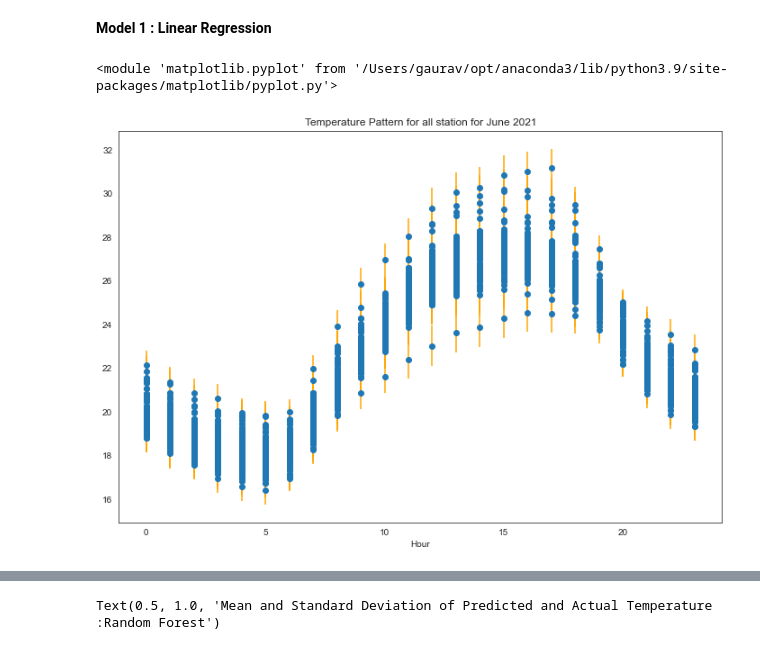
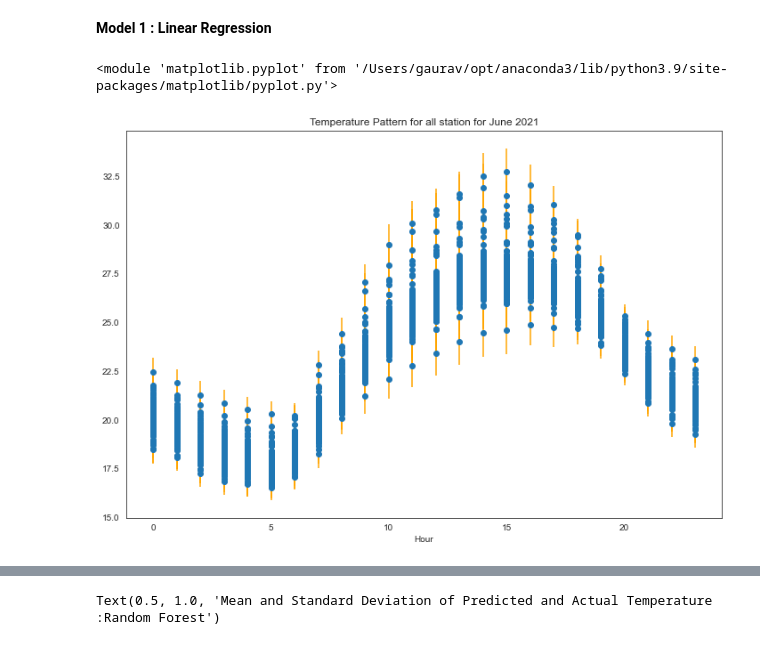
Before and after one commit to khatrigaurav/temperature_modelling, a Jupyter notebook: Analytics/00 Modeller.ipynb, the cells around one changed output, grey strips where cells are left out. Drawn from its saved outputs; the diff is of its cells as text; code cells hidden in the pictures.

```diff
--- a/Analytics/00 Modeller.ipynb
+++ b/Analytics/00 Modeller.ipynb
@@ -297,7 +278,7 @@ helper.convert_to_gpd(grouped_data,'epsg:4326',convert_to='epsg:6879')[['hour','
 
 # pe.scatter(grouped_data, x="hour", y="temperature", color='station', title='Temperature Pattern for Normal Stations',)
 # %%
-cqc.level_1_plot(grouped_data)
+cqc.level_1_plot(grouped_data_test)
 # %% [output]
 <module 'matplotlib.pyplot' from '/Users/gaurav/opt/anaconda3/lib/python3.9/site-packages/matplotlib/pyplot.py'>
-[figure, old version]
+[figure, new version]
```
Also changed, not shown: parts of 9 cells of this notebook, 6 other files.
